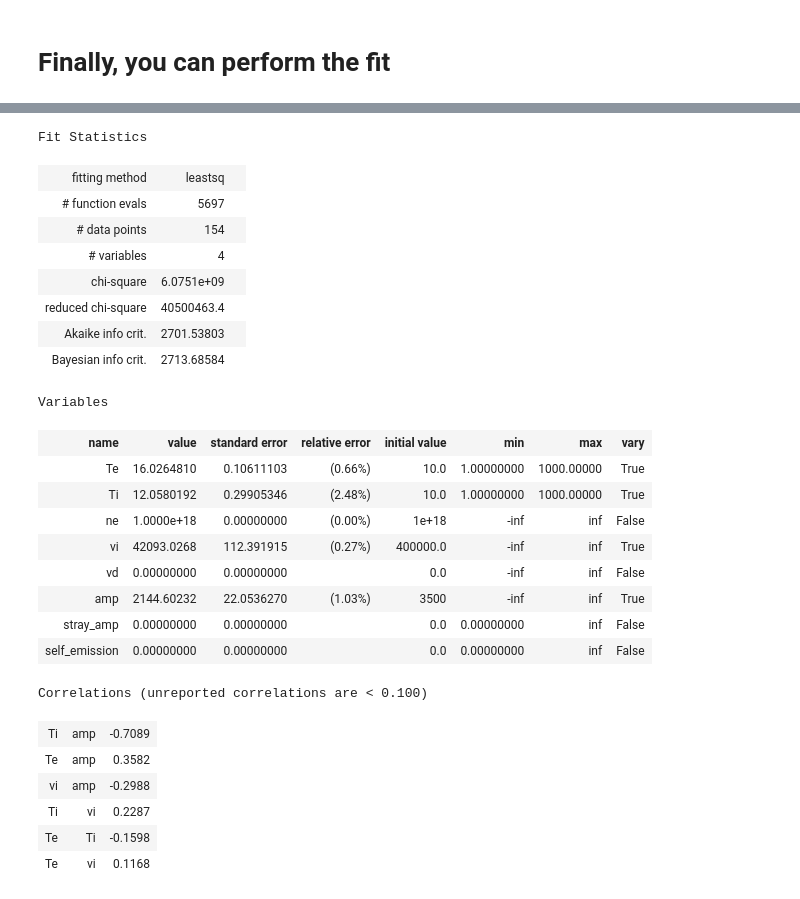
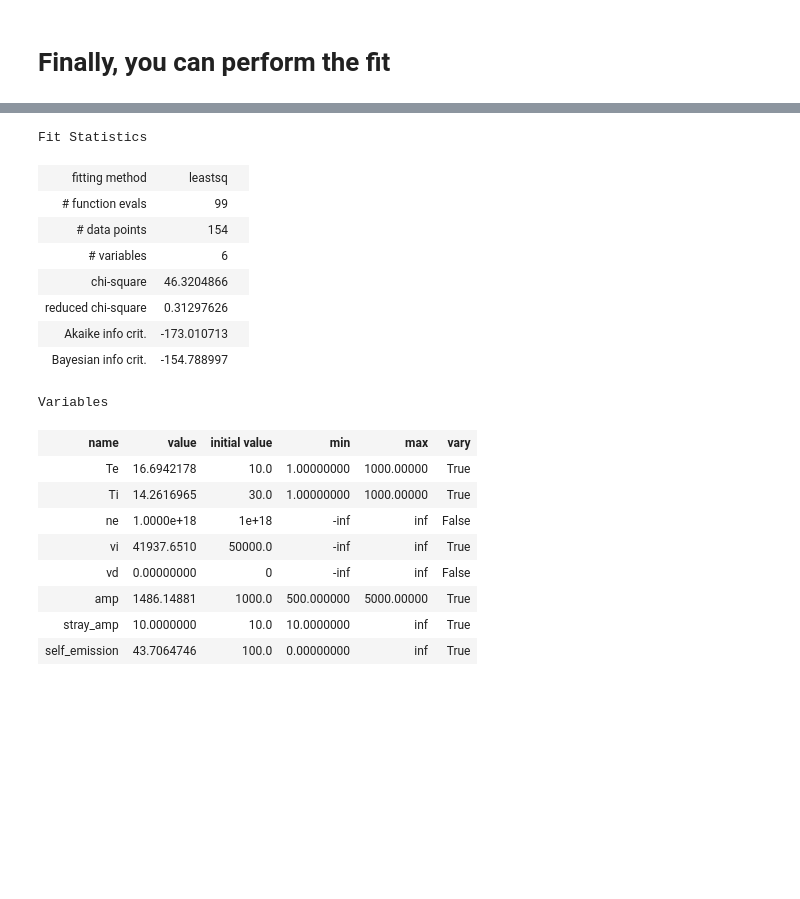
Before and after one commit to stemerlini/MagPy, a Jupyter notebook: test_files/ThomsonFitting.ipynb, the cells around one changed output, grey strips where cells are left out. Drawn from its saved outputs; the diff is of its cells as text; code cells hidden in the pictures; blank space fills up the shorter version.

```diff
--- a/test_files/ThomsonFitting.ipynb
+++ b/test_files/ThomsonFitting.ipynb
@@ -88,7 +88,7 @@ def Residual(params, spectrum, model, **kwargs):
     m = spectrum.downsample_to_data_grid(m)
     y_data = spectrum.s_y
     y_error = spectrum.s_yerr
-    residual = (y_data-m)**2
+    residual = (y_data-m)**2/y_error**2
     return residual
 
 def Plot(ax, minimizer_result, spectrum, model, **kwargs):
@@ -126,7 +126,7 @@ def Plot(ax, minimizer_result, spectrum, model, **kwargs):
     ax.set_ylabel('Intensity [Arb]')
 
     ax.annotate('$T_e$ = %.1f eV\n$Ti$ = %.1f eV\n$V_i$ = %.2f$\\times \
-    10^4$ m/s\n$V_d$ = %.2f$\\times 10^4$ m/s\n$\\alpha$ = %.2f\n $\\chi^2_\\nu$ = %.0f' \
+    10^4$ m/s\n$V_d$ = %.2f$\\times 10^4$ m/s\n$\\alpha$ = %.2f\n $\\chi^2_\\nu$ = %.2f' \
     %(params['Te'].value, params['Ti'].value, params['vi'].value/1e4, \
       params['vd'].value/1e4, alpha[0], minimizer_result.redchi),xy=(0.65,.4), \
     xycoords='axes fraction',ha="left", va="top", \
@@ -148,52 +148,45 @@ fiber.setup_convolution_grid(w_grid=0.05, w_kernal=4.) # Setup fixed grid & a ke
 # %%
 key_word_args = {
     'model': ThomsonModel,
     'spectrum': fiber,
     'z_model': z_model,             # If you change atomic_number here then
     'atomic_number': atomic_number, # dont forget to update z_model also!!
     'theta': 270.0,                 # Theta [degrees] specified here.
 }
 params = Parameters()
 params.add('Te', value=10., min=1, max=1e3, vary=True)
-params.add('Ti', value=10., min=1, max=1e3, vary=True)
+params.add('Ti', value=30., min=1., max=1e3, vary=True)
 params.add('ne', value=1e18, vary=False)
-params.add('vi', value=4e5, vary=True)
-params.add('vd', value=0., vary=False)
-params.add('amp', value=3500, vary=True)
-params.add('stray_amp', value=0., min=0., vary=False)
-params.add('self_emission', value=0., min=0., vary=False)
+params.add('vi', value=5e4, vary=True)
+params.add('vd', value=0, vary=False)
+params.add('amp', value=1000., min=5e2, max=5e3, vary=True)
+params.add('stray_amp', value=0., min=10., vary=True)
+params.add('self_emission', value=100., min=0., vary=True)
 
 out = minimize(Residual, params, kws=key_word_args, calc_covar=True)
 
 fig, ax = plt.subplots()
 Plot(ax, out, **key_word_args)
 out
 # %% [output]
 [interactive output not drawn]
 [interactive output not drawn]
 Fit Statistics
 | fitting method | leastsq |  |
-| # function evals | 5697 |  |
+| # function evals | 99 |  |
 | # data points | 154 |  |
-| # variables | 4 |  |
-| chi-square | 6.0751e+09 |  |
-| reduced chi-square | 40500463.4 |  |
-| Akaike info crit. | 2701.53803 |  |
-| Bayesian info crit. | 2713.68584 |  |
+| # variables | 6 |  |
+| chi-square | 46.3204866 |  |
+| reduced chi-square | 0.31297626 |  |
+| Akaike info crit. | -173.010713 |  |
+| Bayesian info crit. | -154.788997 |  |
 Variables
-| name | value | standard error | relative error | initial value | min | max | vary |
-| Te | 16.0264810 | 0.10611103 | (0.66%) | 10.0 | 1.00000000 | 1000.00000 | True |
-| Ti | 12.0580192 | 0.29905346 | (2.48%) | 10.0 | 1.00000000 | 1000.00000 | True |
-| ne | 1.0000e+18 | 0.00000000 | (0.00%) | 1e+18 | -inf | inf | False |
-| vi | 42093.0268 | 112.391915 | (0.27%) | 400000.0 | -inf | inf | True |
-| vd | 0.00000000 | 0.00000000 |  | 0.0 | -inf | inf | False |
-| amp | 2144.60232 | 22.0536270 | (1.03%) | 3500 | -inf | inf | True |
-| stray_amp | 0.00000000 | 0.00000000 |  | 0.0 | 0.00000000 | inf | False |
-| self_emission | 0.00000000 | 0.00000000 |  | 0.0 | 0.00000000 | inf | False |
+| name | value | initial value | min | max | vary |
+| Te | 16.6942178 | 10.0 | 1.00000000 | 1000.00000 | True |
+| Ti | 14.2616965 | 30.0 | 1.00000000 | 1000.00000 | True |
+| ne | 1.0000e+18 | 1e+18 | -inf | inf | False |
+| vi | 41937.6510 | 50000.0 | -inf | inf | True |
+| vd | 0.00000000 | 0 | -inf | inf | False |
+| amp | 1486.14881 | 1000.0 | 500.000000 | 5000.00000 | True |
+| stray_amp | 10.0000000 | 10.0 | 10.0000000 | inf | True |
+| self_emission | 43.7064746 | 100.0 | 0.00000000 | inf | True |
-Correlations (unreported correlations are < 0.100)
-| Ti | amp | -0.7089 |
-| Te | amp | 0.3582 |
-| vi | amp | -0.2988 |
-| Ti | vi | 0.2287 |
-| Te | Ti | -0.1598 |
-| Te | vi | 0.1168 |
```
Also changed, not shown: 2 other files.
